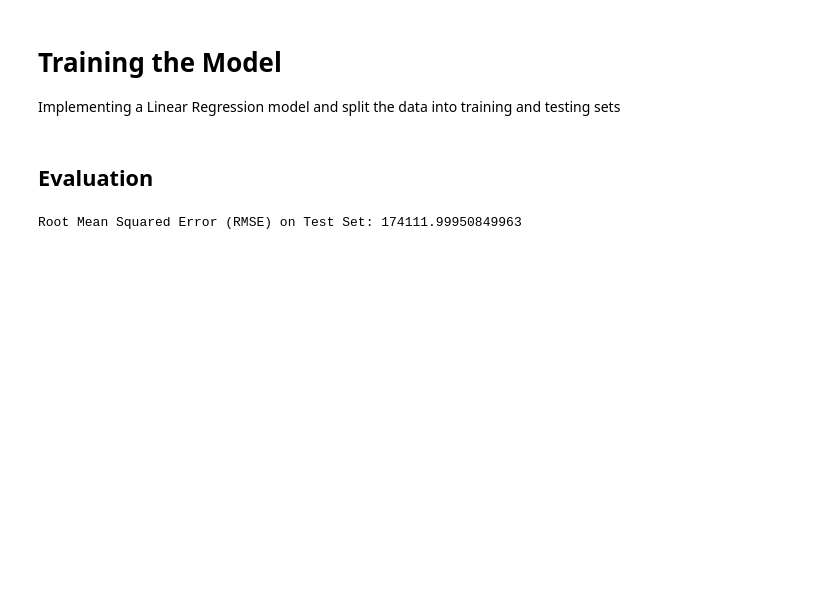
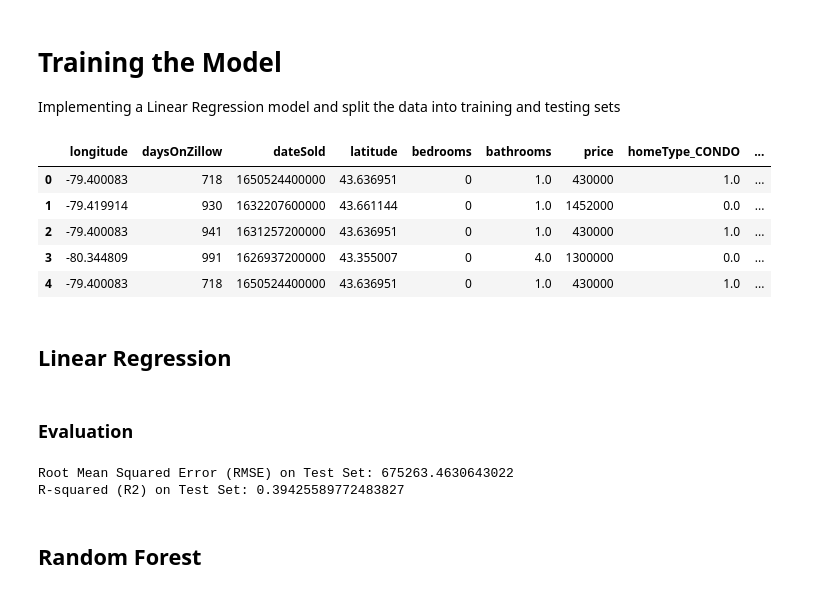
Before and after one commit to hamid42643/Toronto-Housing-Price-Prediction, a Jupyter notebook: Hamid_Bayesian Regression.ipynb, the cells around one changed output. Drawn from its saved outputs; the diff is of its cells as text; code cells hidden in the pictures; blank space fills up the shorter version.

Commit message:
added random forest model

```diff
--- a/Hamid_Bayesian Regression.ipynb
+++ b/Hamid_Bayesian Regression.ipynb
@@ -175,14 +186,14 @@ Number of rows: 4363
 # %% [markdown]
 ## Remove where price is 0
 # %%
-print((df['price'] == 0).sum())
-print((df['priceForHDP'] == 0).sum())
-print(((df['price'] == 0) & (df['priceForHDP'] != 0)).sum())
-df = df[df['price'] != 0]
-print('------------')
-print((df['price'] == 0).sum())
-print((df['priceForHDP'] == 0).sum())
-print(((df['price'] == 0) & (df['priceForHDP'] != 0)).sum())
+# print((df['price'] == 0).sum())
+# print((df['priceForHDP'] == 0).sum())
+# print(((df['price'] == 0) & (df['priceForHDP'] != 0)).sum())
+# df = df[df['price'] != 0]
+# print('------------')
+# print((df['price'] == 0).sum())
+# print((df['priceForHDP'] == 0).sum())
+# print(((df['price'] == 0) & (df['priceForHDP'] != 0)).sum())
 
-num_rows = df.shape[0]
-print(f"Number of rows: {num_rows}")
+# num_rows = df.shape[0]
+# print(f"Number of rows: {num_rows}")
@@ -247,6 +254,19 @@ Number of columns with NaN values: 1
 # %% [markdown]
 # Training the Model
 Implementing a Linear Regression model and split the data into training and testing sets
+# %%
+# Final columns before training
+df.head()
+# df.to_csv('training_dataset_saved.csv', index=False)
+# %% [output]
+|  | longitude | daysOnZillow | dateSold | latitude | bedrooms | bathrooms | price | homeType_CONDO | ... |
+| 0 | -79.400083 | 718 | 1650524400000 | 43.636951 | 0 | 1.0 | 430000 | 1.0 | ... |
+| 1 | -79.419914 | 930 | 1632207600000 | 43.661144 | 0 | 1.0 | 1452000 | 0.0 | ... |
+| 2 | -79.400083 | 941 | 1631257200000 | 43.636951 | 0 | 1.0 | 430000 | 1.0 | ... |
+| 3 | -80.344809 | 991 | 1626937200000 | 43.355007 | 0 | 4.0 | 1300000 | 0.0 | ... |
+| 4 | -79.400083 | 718 | 1650524400000 | 43.636951 | 0 | 1.0 | 430000 | 1.0 | ... |
+# %% [markdown]
+## Linear Regression
 # %%
 from sklearn.model_selection import train_test_split
 from sklearn.linear_model import LinearRegression
@@ -266,9 +293,18 @@ y_pred = linear_model.predict(X_test)
 # %% [markdown]
-## Evaluation
+### Evaluation
 # %%
 # Evaluating the model using Root Mean Squared Error (RMSE)
 rmse = np.sqrt(mean_squared_error(y_test, y_pred))
 
 print(f"Root Mean Squared Error (RMSE) on Test Set: {rmse}")
+
+from sklearn.metrics import r2_score
+
+r_squared = r2_score(y_test, y_pred)
+
+print(f"R-squared (R2) on Test Set: {r_squared}")
 # %% [output]
-Root Mean Squared Error (RMSE) on Test Set: 174111.99950849963
+Root Mean Squared Error (RMSE) on Test Set: 675263.4630643022
+R-squared (R2) on Test Set: 0.39425589772483827
+# %% [markdown]
+## Random Forest
```
Also changed, not shown: parts of 14 cells of this notebook, 3 other files.
